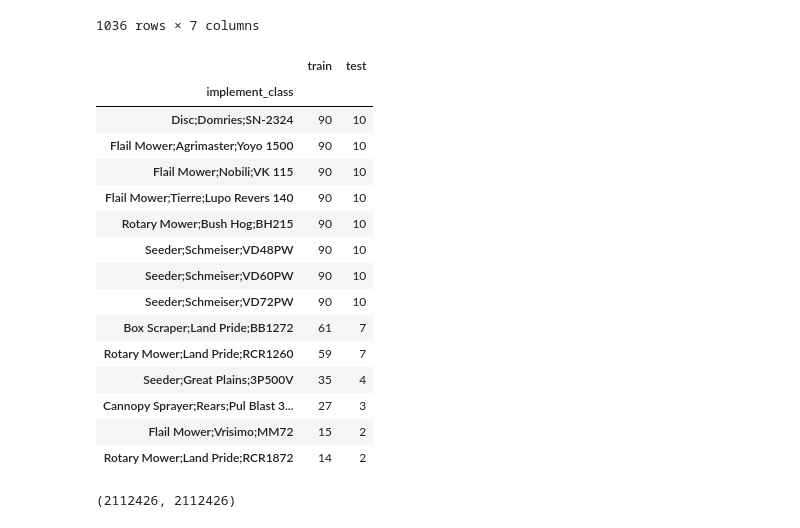
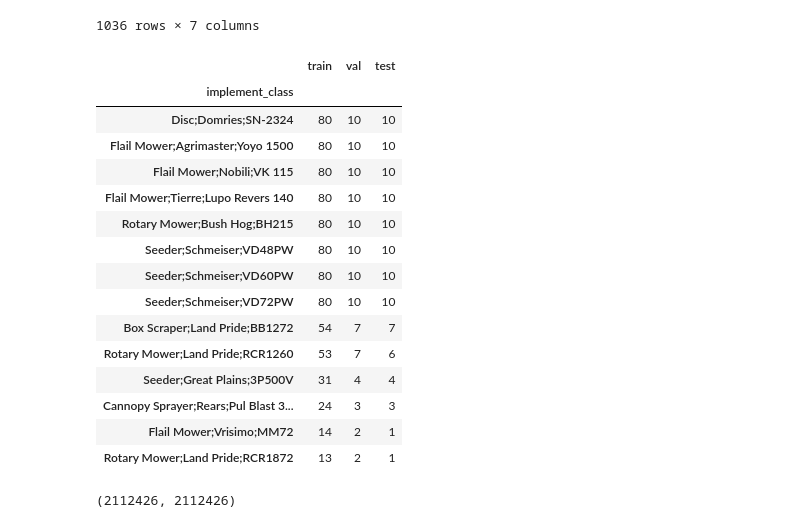
Before and after one commit to teekaihong/image-detection-model-experiments, a Jupyter notebook: experiment_4_train.ipynb, the cells around one changed output. Saved outputs shown, nothing was run; the diff lists cells and outputs as text; code cells hidden in the pictures.

```diff
--- a/experiment_4_train.ipynb
+++ b/experiment_4_train.ipynb
@@ -137,41 +137,48 @@ labeled_df
 | 1035 | experiment_4/prod_selected/2023-1... | experiment_4/prod_selected/2023-1... | Disc;Domries;SN-2324 | 471 | 1450 | 173 | 1152 |
 1036 rows × 7 columns
 # %%
-def train_test_split(df: pd.DataFrame, train_size: float = 0.90, random_state: int = 42):
+def train_test_split(df: pd.DataFrame, train_size: float = 0.8, val_size:float = .1, test_size:float=.1, random_state: int = 42):
     # perform split by implement_class
     # cap df at 100 images per implement_class
+    assert train_size + val_size + test_size == 1, "train_size + val_size + test_size must equal 1"
     train_splits = []
+    val_splits = []
     test_splits = []
     for g, gdf in df.groupby('implement_class'):
         train_df = gdf.sample(frac=train_size, random_state=random_state)
-        test_df = gdf.drop(train_df.index)
+        remaining_df = gdf.drop(train_df.index)
+        val_df = remaining_df.sample(frac=val_size / (1 - train_size), random_state=random_state)
+        test_df = remaining_df.drop(val_df.index)
         train_splits.append(train_df)
+        val_splits.append(val_df)
         test_splits.append(test_df)
     train_df = pd.concat(train_splits).reset_index(drop=True)
+    val_df = pd.concat(val_splits).reset_index(drop=True)
     test_df = pd.concat(test_splits).reset_index(drop=True)
-    return train_df, test_df
+    return train_df, val_df, test_df
 
-train_df, test_df = train_test_split(labeled_df, train_size=0.90, random_state=42)
+train_df, val_df, test_df = train_test_split(labeled_df, random_state=42)
 training_summary_df = pd.DataFrame({
     'train': train_df.implement_class.value_counts(),
+    'val': val_df.implement_class.value_counts(),
     'test': test_df.implement_class.value_counts(),
 }); training_summary_df
 # %% [output]
-|  | train | test |
-| implement_class |  |  |
-| Disc;Domries;SN-2324 | 90 | 10 |
-| Flail Mower;Agrimaster;Yoyo 1500 | 90 | 10 |
-| Flail Mower;Nobili;VK 115 | 90 | 10 |
-| Flail Mower;Tierre;Lupo Revers 140 | 90 | 10 |
-| Rotary Mower;Bush Hog;BH215 | 90 | 10 |
-| Seeder;Schmeiser;VD48PW | 90 | 10 |
-| Seeder;Schmeiser;VD60PW | 90 | 10 |
-| Seeder;Schmeiser;VD72PW | 90 | 10 |
-| Box Scraper;Land Pride;BB1272 | 61 | 7 |
-| Rotary Mower;Land Pride;RCR1260 | 59 | 7 |
-| Seeder;Great Plains;3P500V | 35 | 4 |
-| Cannopy Sprayer;Rears;Pul Blast 3... | 27 | 3 |
-| Flail Mower;Vrisimo;MM72 | 15 | 2 |
-| Rotary Mower;Land Pride;RCR1872 | 14 | 2 |
+|  | train | val | test |
+| implement_class |  |  |  |
+| Disc;Domries;SN-2324 | 80 | 10 | 10 |
+| Flail Mower;Agrimaster;Yoyo 1500 | 80 | 10 | 10 |
+| Flail Mower;Nobili;VK 115 | 80 | 10 | 10 |
+| Flail Mower;Tierre;Lupo Revers 140 | 80 | 10 | 10 |
+| Rotary Mower;Bush Hog;BH215 | 80 | 10 | 10 |
+| Seeder;Schmeiser;VD48PW | 80 | 10 | 10 |
+| Seeder;Schmeiser;VD60PW | 80 | 10 | 10 |
+| Seeder;Schmeiser;VD72PW | 80 | 10 | 10 |
+| Box Scraper;Land Pride;BB1272 | 54 | 7 | 7 |
+| Rotary Mower;Land Pride;RCR1260 | 53 | 7 | 6 |
+| Seeder;Great Plains;3P500V | 31 | 4 | 4 |
+| Cannopy Sprayer;Rears;Pul Blast 3... | 24 | 3 | 3 |
+| Flail Mower;Vrisimo;MM72 | 14 | 2 | 1 |
+| Rotary Mower;Land Pride;RCR1872 | 13 | 2 | 1 |
 # %%
 train_ds = AEDataset(train_df)
```
Also changed, not shown: parts of 8 cells of this notebook, 1 other file.
